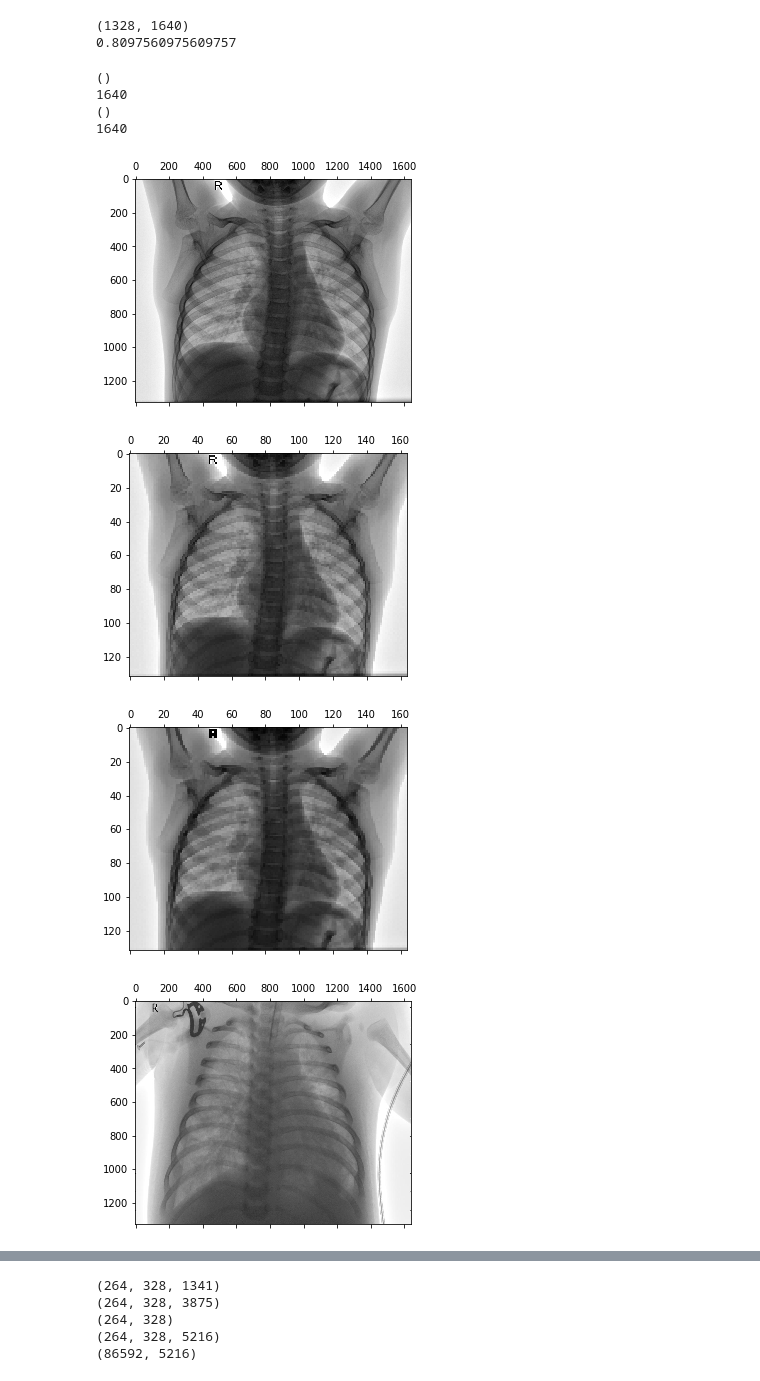
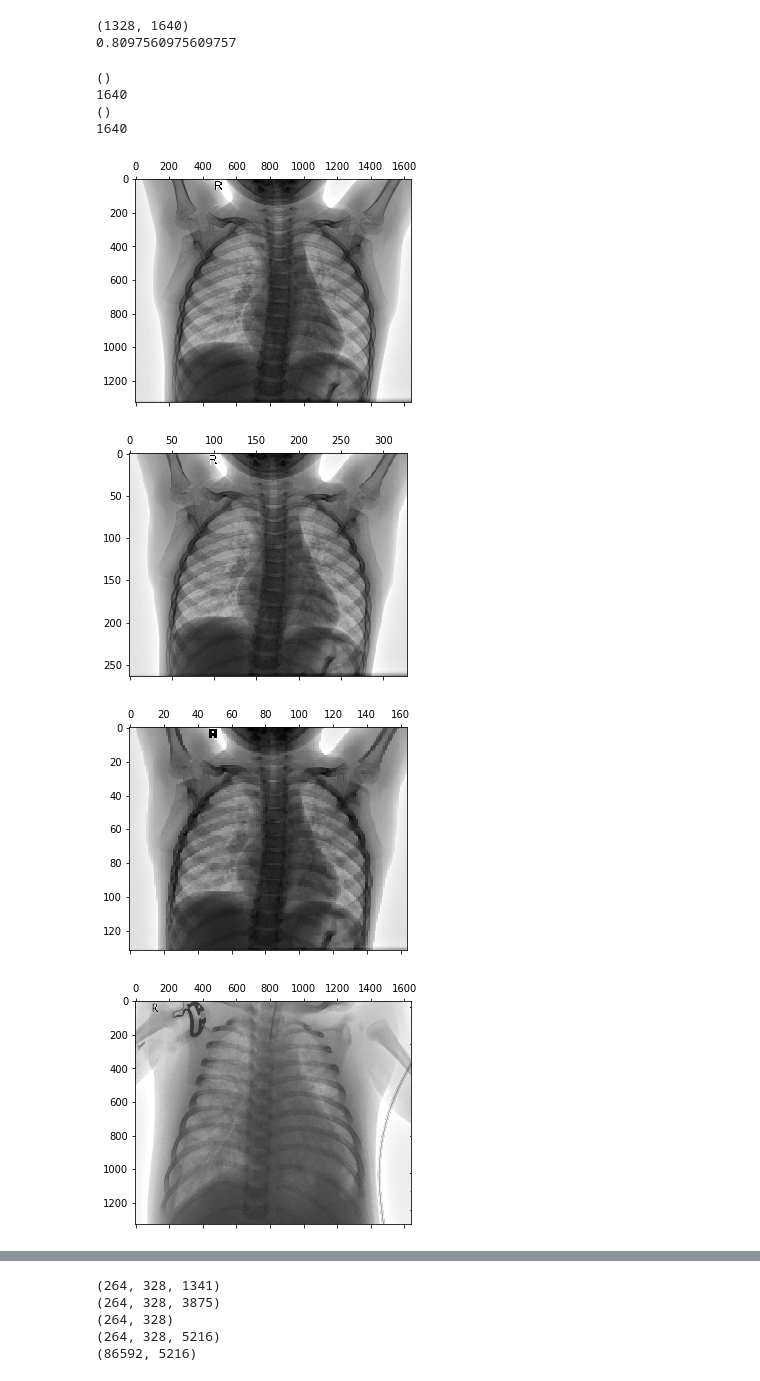
Before and after one commit to SimionFlorin/pneumonia-detection, a Jupyter notebook: parameterTraining.ipynb, the cells around one changed output, grey strips where cells are left out. Cells and saved outputs as stored; diff of their text form; code cells hidden in the pictures.

```diff
--- a/parameterTraining.ipynb
+++ b/parameterTraining.ipynb
@@ -50,6 +50,7 @@ valid_pneumonia_data_files = get_all_jpeg_files_paths(valid_pneumonia_data_dir)
 print(len(train_normal_data_files))
 print(len(train_pneumonia_data_files))
 image = img.imread(train_normal_data_files[0])
+pneumonia_image = img.imread(train_pneumonia_data_files[0])
 print(image.shape)
 print(image.shape)
 
@@ -114,25 +115,25 @@ def flatten(matrix):
         return matrix.reshape(matrix.shape[0]*matrix.shape[1],matrix.shape[2])
 # %%
 pneumonia_imageResized = cv2.resize(pneumonia_image,(SIZE[1], SIZE[0]))
-SIZE = (SIZE[0]//10,SIZE[1]//10)
+SIZE = (SIZE[0]//10*2,SIZE[1]//10*2)
 imageResized_2 = cv2.resize(imageResized, (SIZE[1],SIZE[0]))
 imageResized_maxPooling = pooling(imageResized, (10,10))
 pneumonia_image=img.imread(train_pneumonia_data_files[0])
 pneumonia_imageResized_2 = cv2.resize(pneumonia_imageResized, (SIZE[1],SIZE[0]))
 pneumonia_imageResized_maxPooling = pooling(pneumonia_imageResized, (10,10))
 plt.matshow(imageResized, cmap="binary")
 plt.matshow(imageResized_2, cmap="binary")
 plt.matshow(imageResized_maxPooling, cmap="binary")
 plt.matshow(pneumonia_imageResized, cmap='binary')
 plt.matshow(pneumonia_imageResized_2, cmap='binary')
 plt.matshow(pneumonia_imageResized_maxPooling, cmap='binary')
 plt.show()
 # %% [output]
 ()
 1640
 ()
 1640
 [figure]
-[figure, old version]
+[figure, new version]
 [figure]
 [figure]
```
Also changed, not shown: parts of 13 cells of this notebook.
